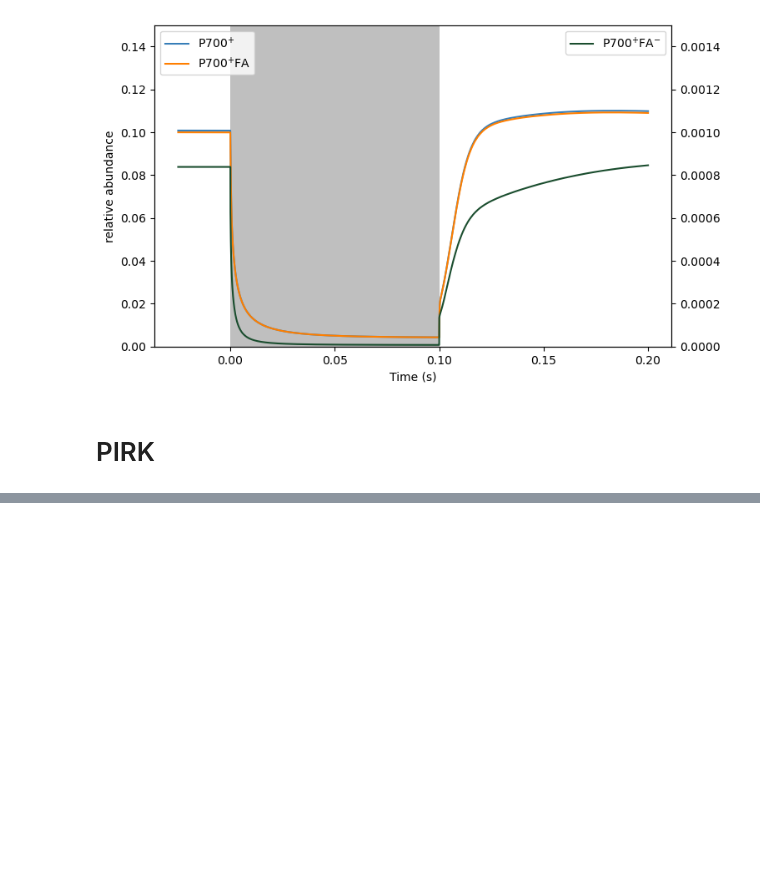
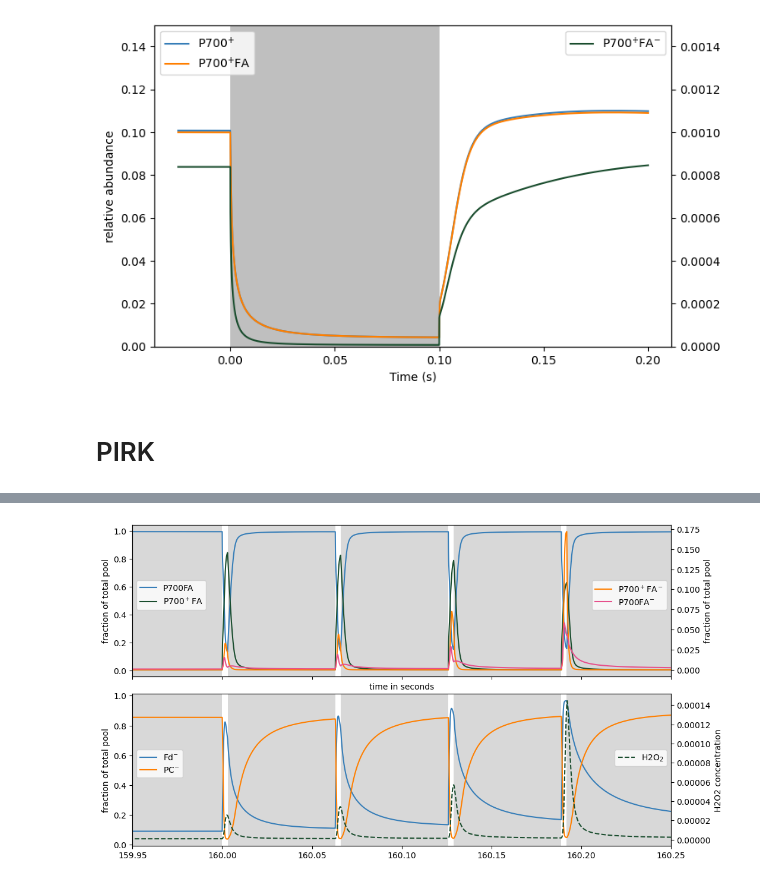
Before and after one commit to A-Potthoff/QTB_modeling, a Jupyter notebook: analyses/PIRK.ipynb, the cells around one changed output, grey strips where cells are left out. Drawn from its saved outputs; the diff is of its cells as text; code cells hidden in the pictures; blank space fills up the shorter version.

```diff
--- a/analyses/PIRK.ipynb
+++ b/analyses/PIRK.ipynb
@@ -274,0 +330,38 @@ save_fig(fig, model, analysis, "PIRK_ATP_synthase")
+# %%
+# PSI + electron carriers
+
+fig, (ax1,ax2) = plt.subplots(2, 1, figsize=(10, 6), sharex=True)
+ax11 = ax1.twinx()
+ax21 = ax2.twinx()
+fig.tight_layout()
+
+ax1.plot(c["rel_P700FA"], label="P700FA", color=colors[0])
+ax11.plot(c["rel_P700+FA-"], label="P700$^+$FA$^-$", color=colors[1])
+ax1.plot(c["rel_P700+FA"], label="P700$^+$FA", color =colors[2])
+ax11.plot(c["rel_P700FA-"], label = "P700FA$^{-}$", color=colors[3])
+
+ax2.plot(c["Fd_redoxstate"], label = "Fd$^{-}$", color=colors[0])
+ax2.plot(c["PC_redoxstate"], label = "PC$^{-}$", color=colors[1])
+
+ax21.plot(c["H2O2"], label = "H2O$_{2}$", linestyle ="--", color=colors[2])
+
+ax1.set(xlim=(159.95,160.25),
+        #ylim=(0.16,0.5),
+        xlabel=("time in seconds"),
+        ylabel=("fraction of total pool"))
+ax11.set_ylabel("fraction of total pool")
+ax2.set_ylabel("fraction of total pool")
+ax21.set_ylabel("H2O2 concentration")
+
+for ax in [ax1, ax2]:
+        ax.axvspan(100, 160, color='grey', alpha=0.3, lw=0)
+        for start, end in dark_periods:
+                ax.axvspan(start, end, color='grey', alpha=0.3, lw=0)
+
+ax1.legend(loc='upper left', bbox_to_anchor=(0, 0.66))
+ax11.legend(loc='upper right', bbox_to_anchor=(1, 0.66))
+ax2.legend(loc='upper left', bbox_to_anchor=(0, 0.66))
+ax21.legend(loc='upper right', bbox_to_anchor=(1, 0.66))
+
+fig.show()
+# %% [output]
@@ -274,0 +369 @@ save_fig(fig, model, analysis, "PIRK_ATP_synthase")
+[figure, added]
```
Also changed, not shown: parts of 11 cells of this notebook.
